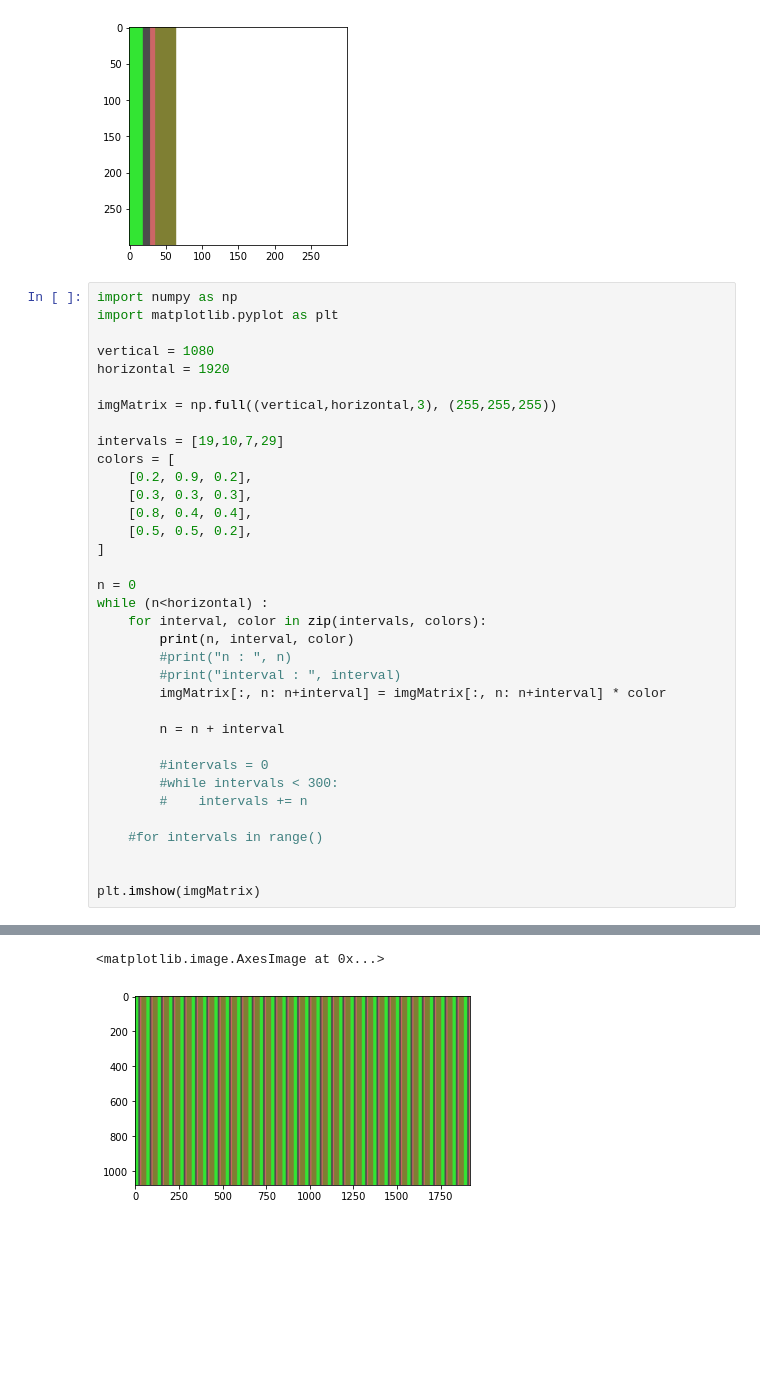
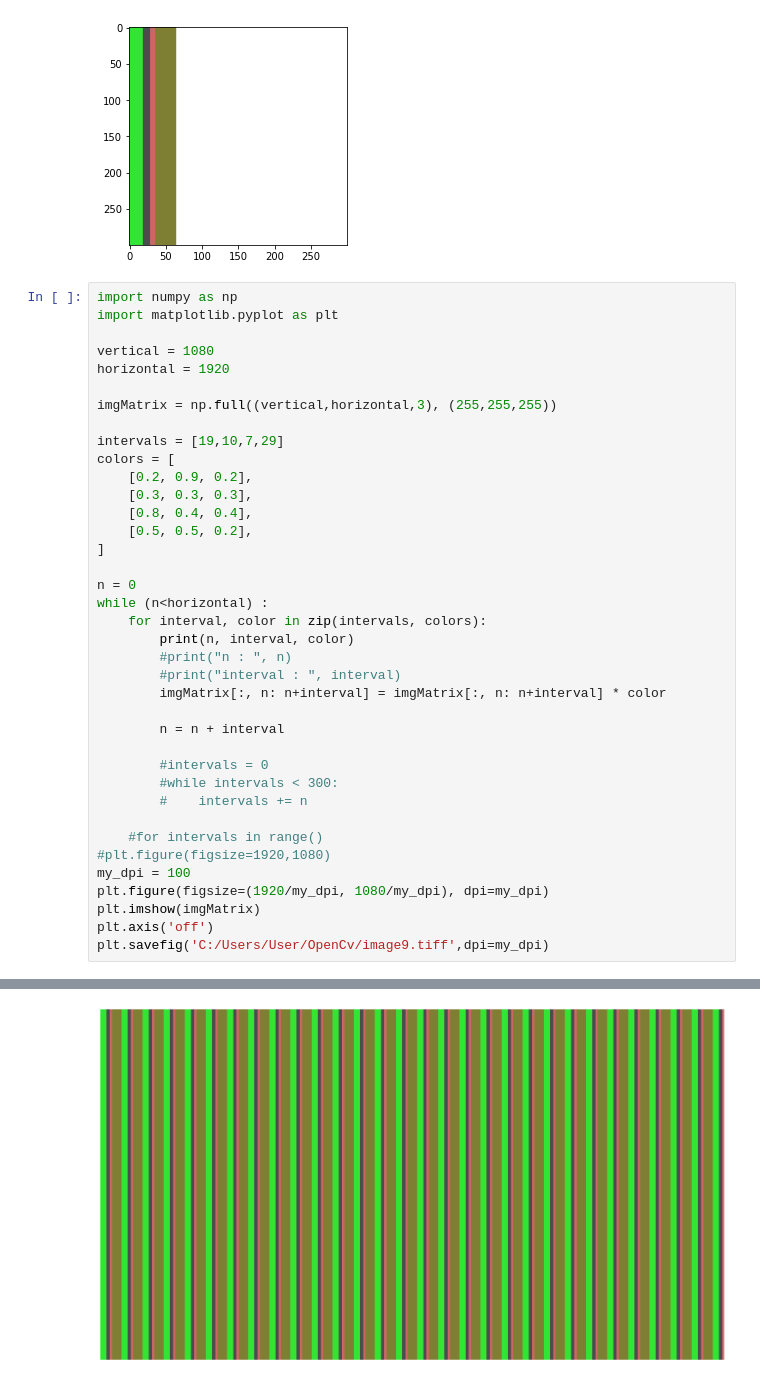
Before and after one commit to ElinWonyoungPARK/imageMatrix, a Jupyter notebook: imageMatrix.ipynb, the cells around one changed output, grey strips where cells are left out. Saved outputs shown, nothing was run; the diff lists cells and outputs as text; blank space fills up the shorter version.

Commit message:
saveImage

```diff
--- a/imageMatrix.ipynb
+++ b/imageMatrix.ipynb
@@ -534,34 +534,36 @@ while (n<horizontal) :
         #print("n : ", n)
         #print("interval : ", interval)
         imgMatrix[:, n: n+interval] = imgMatrix[:, n: n+interval] * color
 
         n = n + interval
 
         #intervals = 0
         #while intervals < 300:
         #    intervals += n
 
     #for intervals in range()
-
-
+#plt.figure(figsize=1920,1080)
+my_dpi = 100
+plt.figure(figsize=(1920/my_dpi, 1080/my_dpi), dpi=my_dpi)
 plt.imshow(imgMatrix)
+plt.axis('off')
+plt.savefig('C:/Users/User/OpenCv/image9.tiff',dpi=my_dpi)
 # %% [output]
 0 19 [0.2, 0.9, 0.2]
 19 10 [0.3, 0.3, 0.3]
 29 7 [0.8, 0.4, 0.4]
 36 29 [0.5, 0.5, 0.2]
 65 19 [0.2, 0.9, 0.2]
 84 10 [0.3, 0.3, 0.3]
 94 7 [0.8, 0.4, 0.4]
 101 29 [0.5, 0.5, 0.2]
 130 19 [0.2, 0.9, 0.2]
 149 10 [0.3, 0.3, 0.3]
 159 7 [0.8, 0.4, 0.4]
 166 29 [0.5, 0.5, 0.2]
 ... (104 lines left out)
 1885 19 [0.2, 0.9, 0.2]
 1904 10 [0.3, 0.3, 0.3]
 1914 7 [0.8, 0.4, 0.4]
 1921 29 [0.5, 0.5, 0.2]
-<matplotlib.image.AxesImage at 0x...>
-[figure, old version]
+[figure, new version]
```
